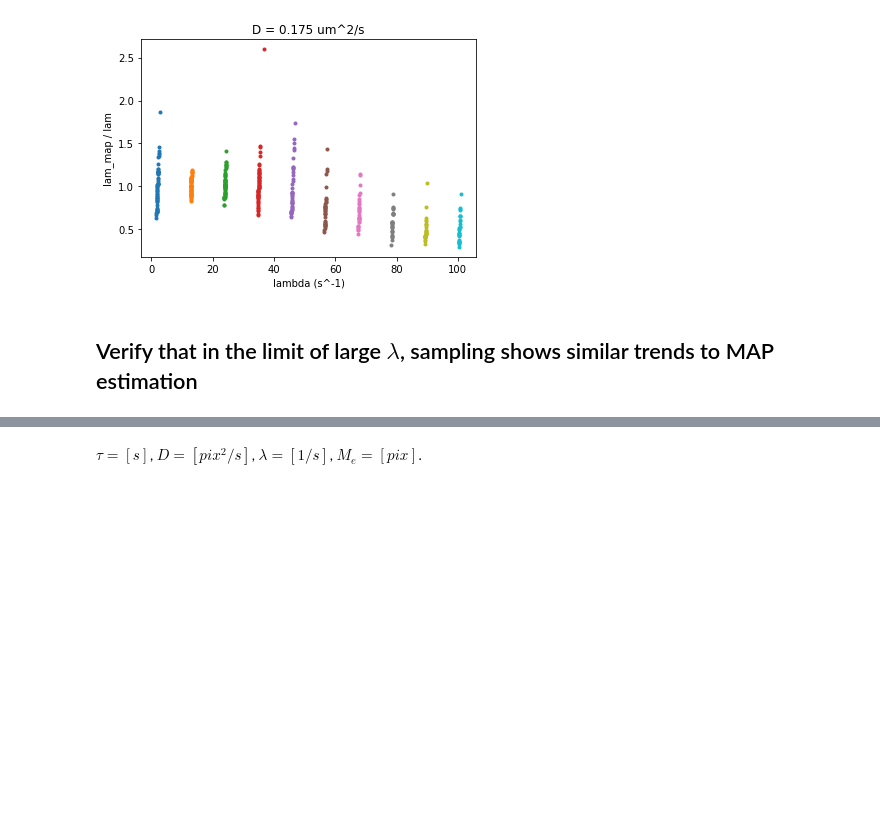
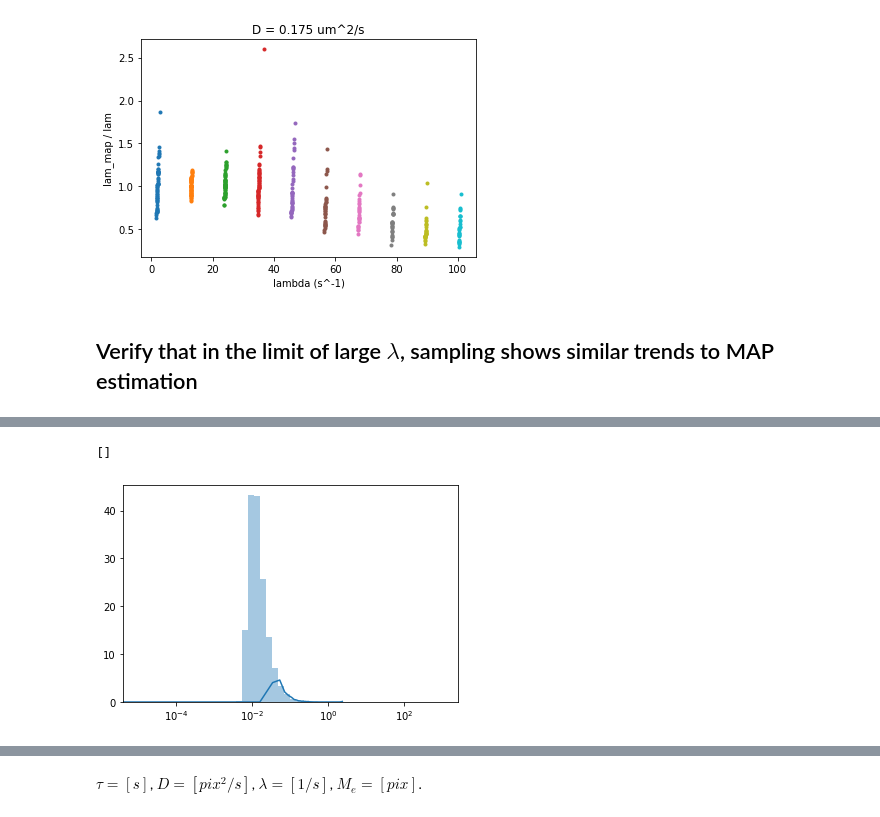
Before and after one commit to kirangauthier/enzymeBayesKucukelbir, a Jupyter notebook: auto_correlation.ipynb, the cells around one changed output, grey strips where cells are left out. Saved outputs shown, nothing was run; the diff lists cells and outputs as text; code cells hidden in the pictures; blank space fills up the shorter version.

```diff
--- a/auto_correlation.ipynb
+++ b/auto_correlation.ipynb
@@ -252,3 +251,10 @@ pass
+# %%
+import seaborn as sns
+sns.distplot(trace['D'], bins=np.logspace(-5, 3, 51))
+plt.semilogx()
+# %% [output]
+[]
+[figure, added]
 # %%
 # simulate prior
 prior = pm.Model()
```
Also changed, not shown: parts of 5 cells of this notebook.
